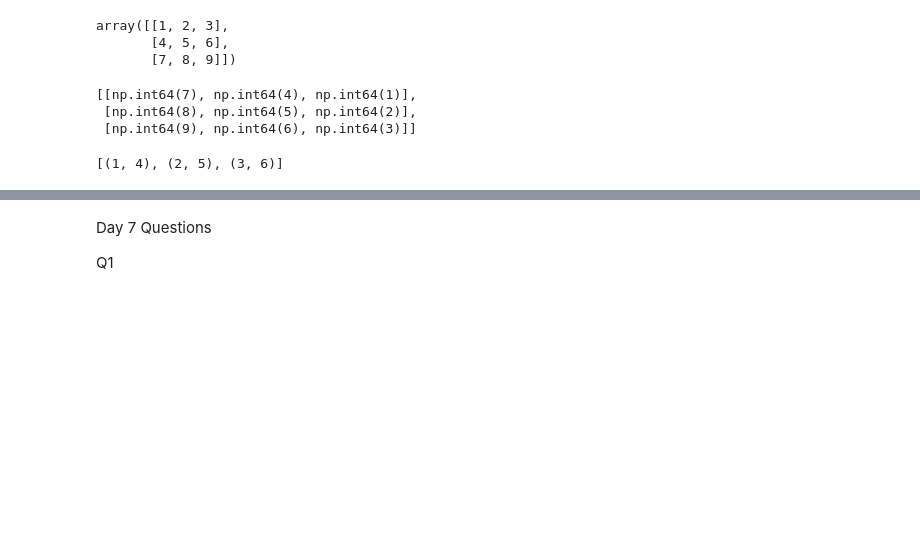
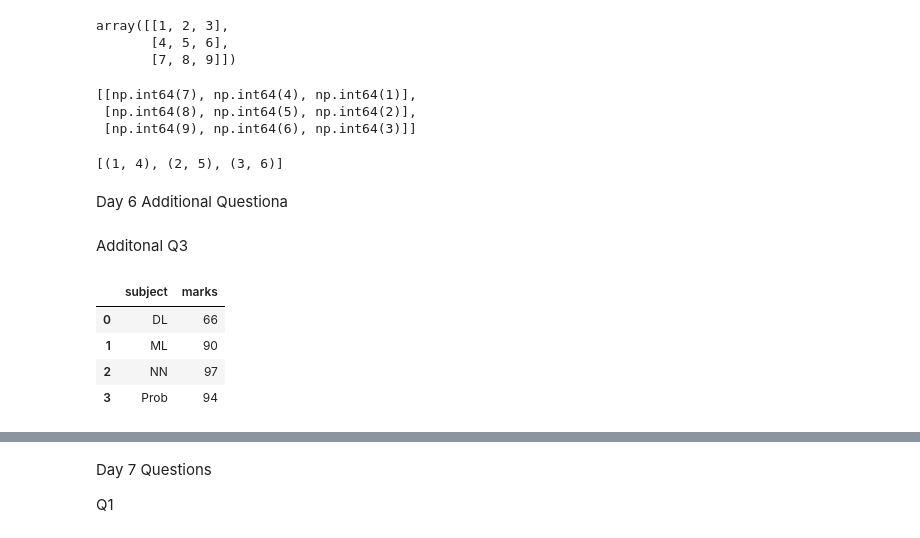
Before and after one commit to msarkar92/pandas-basics, a Jupyter notebook: Pandas_2.ipynb, the cells around one changed output, grey strips where cells are left out. Drawn from its saved outputs; the diff is of its cells as text; code cells hidden in the pictures; blank space fills up the shorter version.

Commit message:
Day 6 | Additional Q3

```diff
--- a/Pandas_2.ipynb
+++ b/Pandas_2.ipynb
@@ -873,3 +873,7 @@ array([[1, 2, 3],
 list(zip([1,2,3],[4,5,6]))
 # %% [output]
 [(1, 4), (2, 5), (3, 6)]
+# %% [markdown]
+Day 6 Additional Questiona
+# %% [markdown]
+Additonal Q3
@@ -875,0 +890,10 @@ list(zip([1,2,3],[4,5,6]))
+# %%
+result = df.groupby(by=["subject"])['marks'].max()
+result = result.reset_index()
+result
+# %% [output]
+|  | subject | marks |
+| 0 | DL | 66 |
+| 1 | ML | 90 |
+| 2 | NN | 97 |
+| 3 | Prob | 94 |
```
Also changed, not shown: parts of 2 cells of this notebook.
